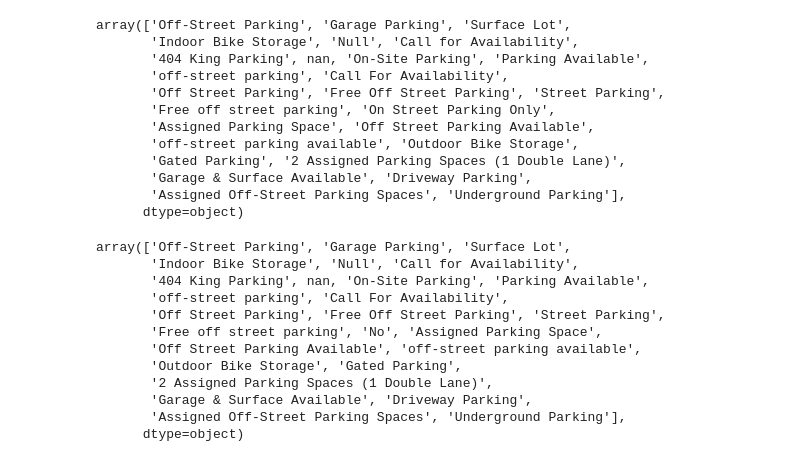
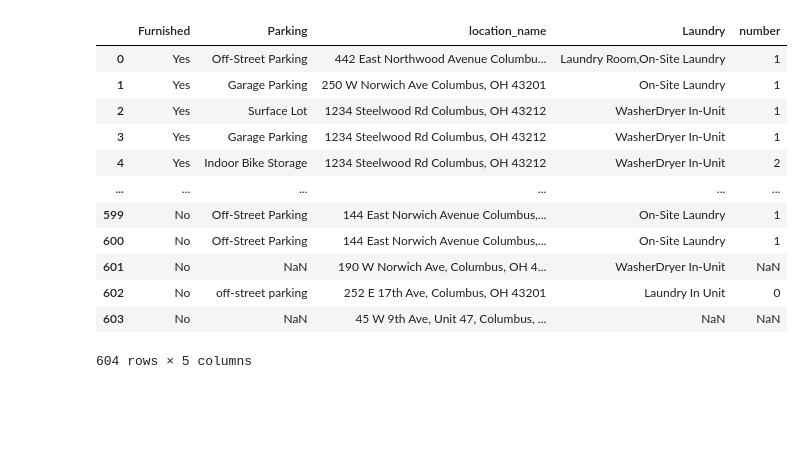
Before and after one commit to Kuriankkr/Ohio-State-Listings-Rent-Prediction-Model, a Jupyter notebook: Web_Scraping_1.ipynb, the cells around one changed output. Cells and saved outputs as stored; diff of their text form; code cells hidden in the pictures; blank space fills up the shorter version.

```diff
--- a/Web_Scraping_1.ipynb
+++ b/Web_Scraping_1.ipynb
@@ -629,17 +450,16 @@ merged[merged['Parking_final'] == 'Null']
 # %%
-merged['Parking_final'] = merged["Parking_final"].apply(lambda x: ",".join(x) if isinstance(x, list) else x)
+merged['Parking'] = merged["Parking"].apply(lambda x: "No" if x == "On Street Parking Only" else x)
+# %% [output]
+|  | Furnished | Parking | location_name | Laundry | number |
+| 0 | Yes | Off-Street Parking | 442 East Northwood Avenue Columbu... | Laundry Room,On-Site Laundry | 1 |
+| 1 | Yes | Garage Parking | 250 W Norwich Ave Columbus, OH 43201 | On-Site Laundry | 1 |
+| 2 | Yes | Surface Lot | 1234 Steelwood Rd Columbus, OH 43212 | WasherDryer In-Unit | 1 |
+| 3 | Yes | Garage Parking | 1234 Steelwood Rd Columbus, OH 43212 | WasherDryer In-Unit | 1 |
+| 4 | Yes | Indoor Bike Storage | 1234 Steelwood Rd Columbus, OH 43212 | WasherDryer In-Unit | 2 |
+| ... | ... | ... | ... | ... | ... |
+| 599 | No | Off-Street Parking | 144 East Norwich Avenue Columbus,... | On-Site Laundry | 1 |
+| 600 | No | Off-Street Parking | 144 East Norwich Avenue Columbus,... | On-Site Laundry | 1 |
+| 601 | No | NaN | 190 W Norwich Ave, Columbus, OH 4... | WasherDryer In-Unit | NaN |
+| 602 | No | off-street parking | 252 E 17th Ave, Columbus, OH 43201 | Laundry In Unit | 0 |
+| 603 | No | NaN | 45 W 9th Ave, Unit 47, Columbus, ... | NaN | NaN |
+604 rows × 5 columns
-# %%
-merged['Parking_final'].unique()
-# %% [output]
-array(['Off-Street Parking', 'Garage Parking', 'Surface Lot',
-       'Indoor Bike Storage', 'Null', 'Call for Availability',
-       '404 King Parking', nan, 'On-Site Parking', 'Parking Available',
-       'off-street parking', 'Call For Availability',
-       'Off Street Parking', 'Free Off Street Parking', 'Street Parking',
-       'Free off street parking', 'On Street Parking Only',
-       'Assigned Parking Space', 'Off Street Parking Available',
-       'off-street parking available', 'Outdoor Bike Storage',
-       'Gated Parking', '2 Assigned Parking Spaces (1 Double Lane)',
-       'Garage & Surface Available', 'Driveway Parking',
-       'Assigned Off-Street Parking Spaces', 'Underground Parking'],
-      dtype=object)
@@ -648,16 +465,0 @@ merged['Parking_final'] = merged["Parking_final"].apply(lambda x: "No" if x == "
-# %%
-list_parking = merged['Parking_final'].unique()
-list_parking
-# %% [output]
-array(['Off-Street Parking', 'Garage Parking', 'Surface Lot',
-       'Indoor Bike Storage', 'Null', 'Call for Availability',
-       '404 King Parking', nan, 'On-Site Parking', 'Parking Available',
-       'off-street parking', 'Call For Availability',
-       'Off Street Parking', 'Free Off Street Parking', 'Street Parking',
-       'Free off street parking', 'No', 'Assigned Parking Space',
-       'Off Street Parking Available', 'off-street parking available',
-       'Outdoor Bike Storage', 'Gated Parking',
-       '2 Assigned Parking Spaces (1 Double Lane)',
-       'Garage & Surface Available', 'Driveway Parking',
-       'Assigned Off-Street Parking Spaces', 'Underground Parking'],
-      dtype=object)
```
Also changed, not shown: parts of 93 cells of this notebook.
